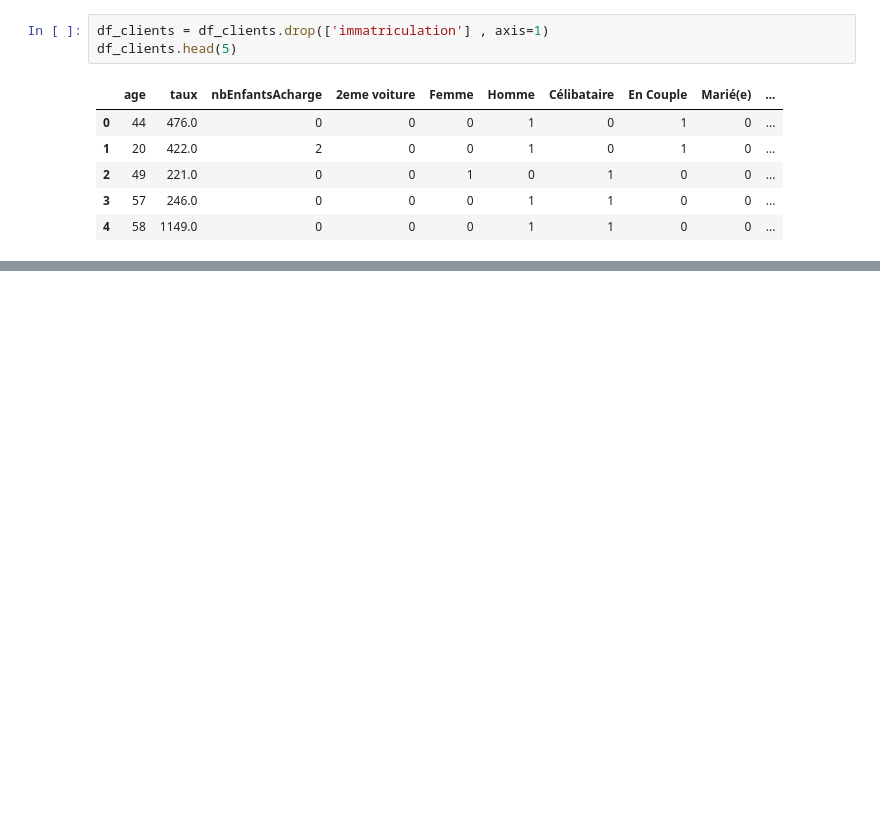
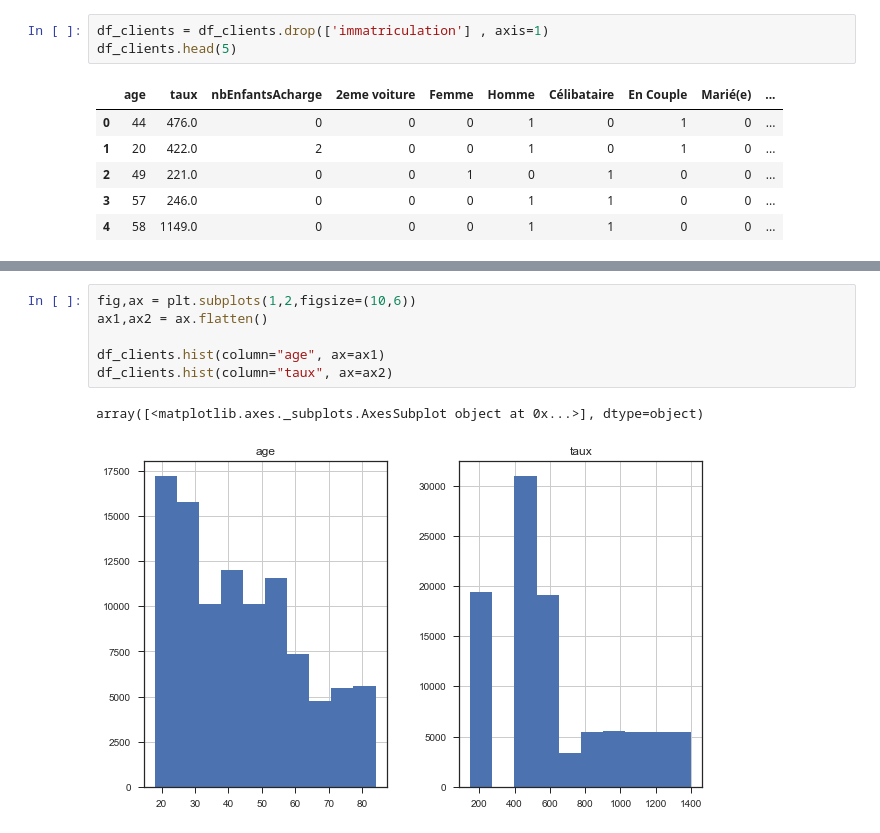
Before and after one commit to nicholas-bn/Data-Analytics-Python, a Jupyter notebook: notebook/Client_EDA.ipynb, the cells around one changed output, grey strips where cells are left out. Saved outputs shown, nothing was run; the diff lists cells and outputs as text; blank space fills up the shorter version.

```diff
--- a/notebook/Client_EDA.ipynb
+++ b/notebook/Client_EDA.ipynb
@@ -169,0 +182,9 @@ df_clients.head(5)
+# %%
+fig,ax = plt.subplots(1,2,figsize=(10,6))
+ax1,ax2 = ax.flatten()
+
+df_clients.hist(column="age", ax=ax1)
+df_clients.hist(column="taux", ax=ax2)
+# %% [output]
+array([<matplotlib.axes._subplots.AxesSubplot object at 0x...>], dtype=object)
+[figure, added]
```
Also changed, not shown: parts of 8 cells of this notebook, 1 other file.
